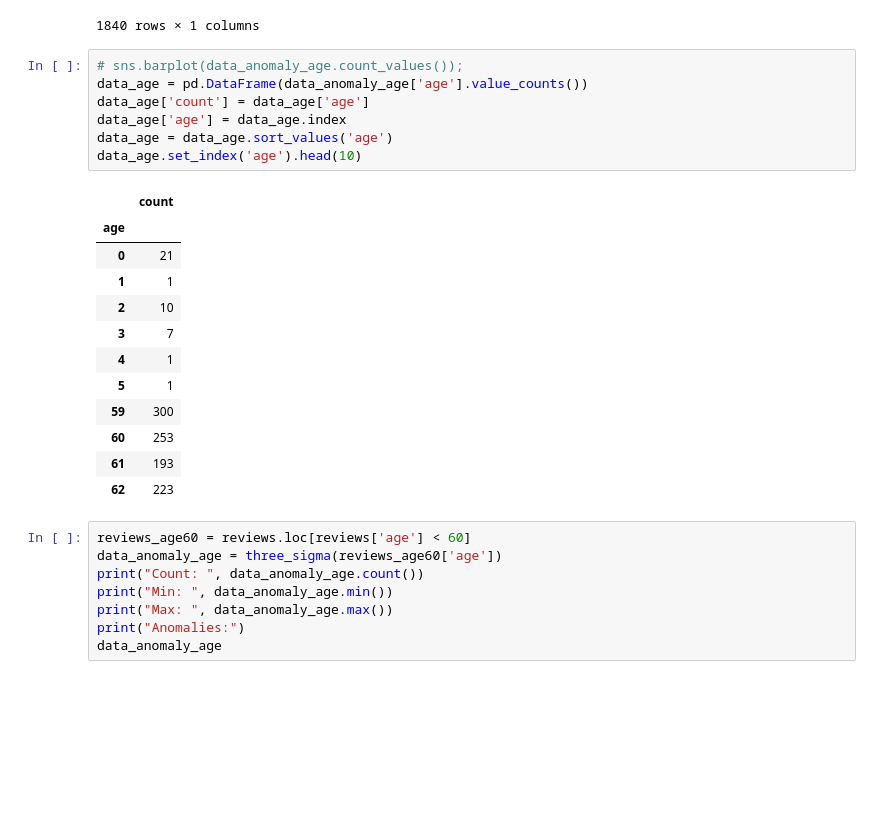
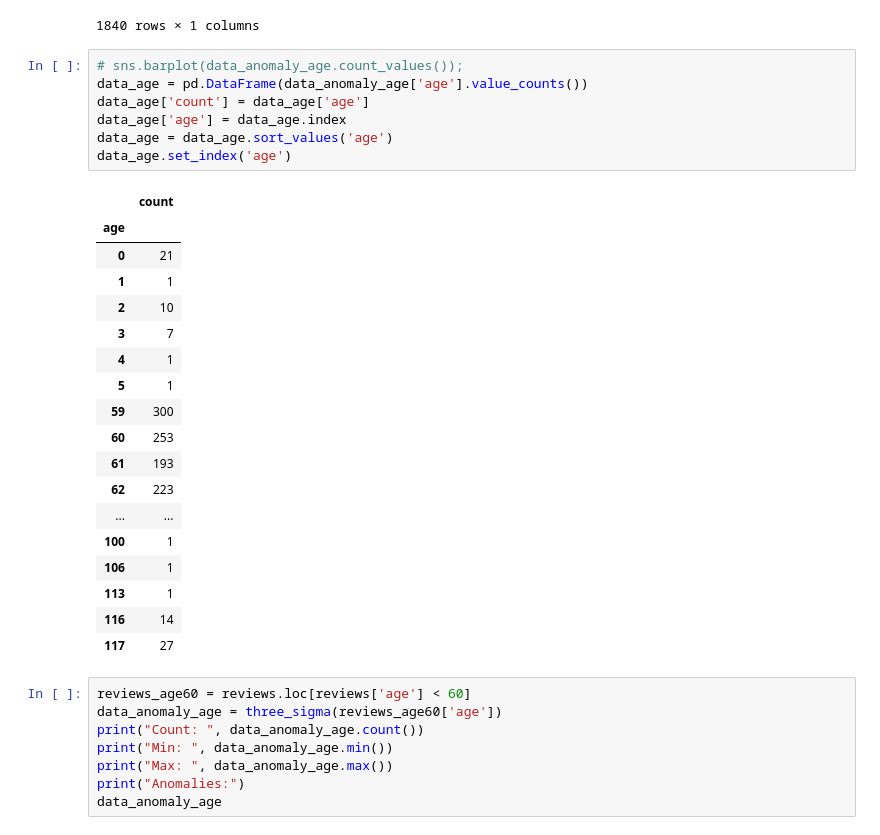
Before and after one commit to mdsvoren/eecs731-final-project, a Jupyter notebook: notebooks/Anomaly_Detection.ipynb, the cells around one changed output. Cells and saved outputs as stored; diff of their text form; blank space fills up the shorter version.

```diff
--- a/notebooks/Anomaly_Detection.ipynb
+++ b/notebooks/Anomaly_Detection.ipynb
@@ -70,23 +70,29 @@ Max:  117
 # %%
 # sns.barplot(data_anomaly_age.count_values());
 data_age = pd.DataFrame(data_anomaly_age['age'].value_counts())
 data_age['count'] = data_age['age']
 data_age['age'] = data_age.index
 data_age = data_age.sort_values('age')
-data_age.set_index('age').head(10)
+data_age.set_index('age')
 # %% [output]
 |  | count |
 | age |  |
 | 0 | 21 |
 | 1 | 1 |
 | 2 | 10 |
 | 3 | 7 |
 | 4 | 1 |
 | 5 | 1 |
 | 59 | 300 |
 | 60 | 253 |
 | 61 | 193 |
 | 62 | 223 |
+| ... | ... |
+| 100 | 1 |
+| 106 | 1 |
+| 113 | 1 |
+| 116 | 14 |
+| 117 | 27 |
 # %%
 reviews_age60 = reviews.loc[reviews['age'] < 60]
 data_anomaly_age = three_sigma(reviews_age60['age'])
```
Also changed, not shown: 1 other file.
